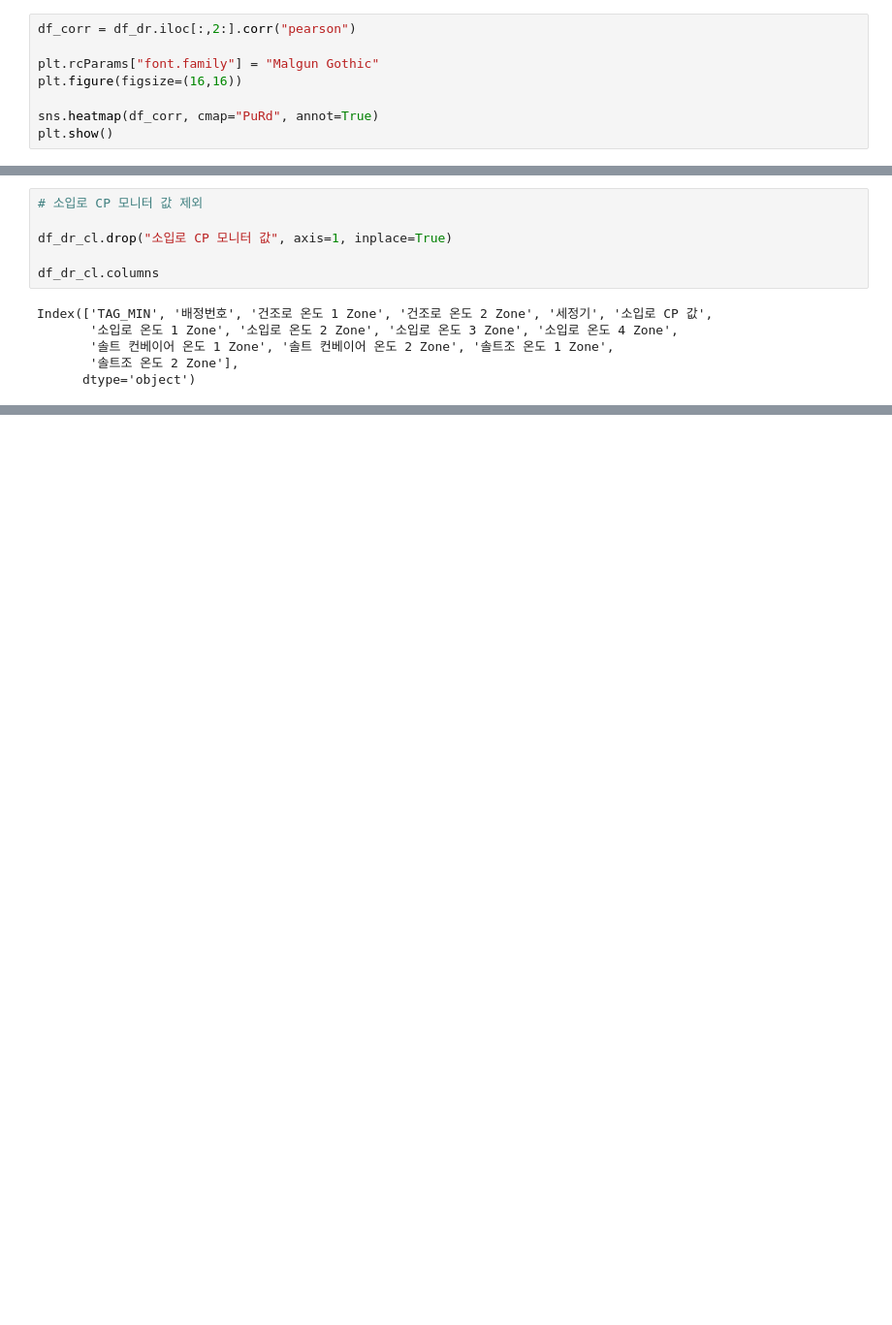
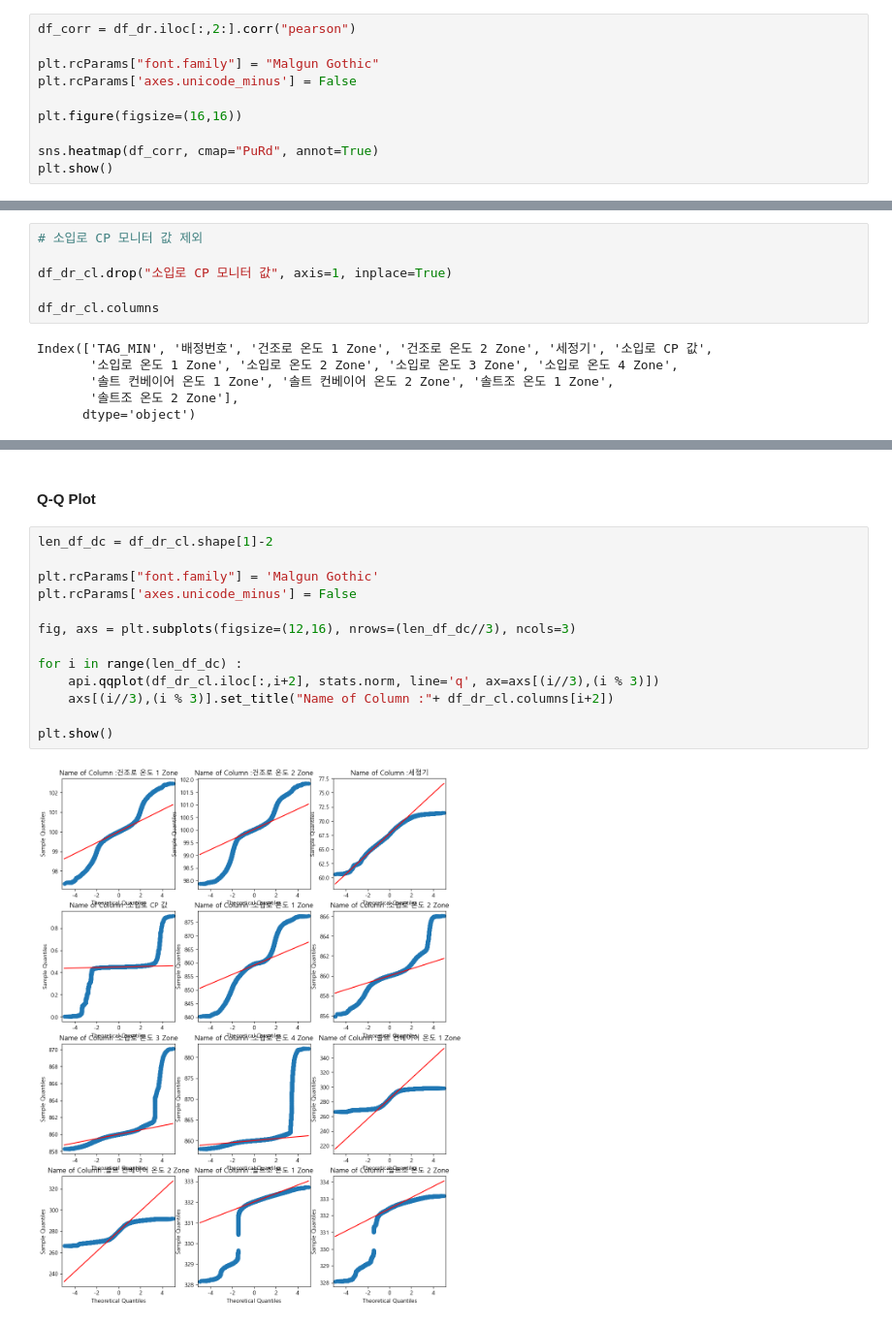
Before and after one commit to nyeokinyeoki/kamp, a Jupyter notebook: Data_analyse_heat_treatment_제조에 미련이 남아.ipynb, the cells around one changed output, grey strips where cells are left out. Shown at 97% size. Drawn from its saved outputs; the diff is of its cells as text; blank space fills up the shorter version.

```diff
--- a/Data_analyse_heat_treatment_제조에 미련이 남아.ipynb
+++ b/Data_analyse_heat_treatment_제조에 미련이 남아.ipynb
@@ -227,6 +212,8 @@ plt.show()
 df_corr = df_dr.iloc[:,2:].corr("pearson")
 
 plt.rcParams["font.family"] = "Malgun Gothic"
+plt.rcParams['axes.unicode_minus'] = False
+
 plt.figure(figsize=(16,16))
 
 sns.heatmap(df_corr, cmap="PuRd", annot=True)
@@ -333,0 +323,17 @@ plt.show()
+# %% [markdown]
+#### Q-Q Plot
+# %%
+len_df_dc = df_dr_cl.shape[1]-2
+
+plt.rcParams["font.family"] = 'Malgun Gothic'
+plt.rcParams['axes.unicode_minus'] = False
+
+fig, axs = plt.subplots(figsize=(12,16), nrows=(len_df_dc//3), ncols=3)
+
+for i in range(len_df_dc) :
+    api.qqplot(df_dr_cl.iloc[:,i+2], stats.norm, line='q', ax=axs[(i//3),(i % 3)])
+    axs[(i//3),(i % 3)].set_title("Name of Column :"+ df_dr_cl.columns[i+2])
+
+plt.show()
+# %% [output]
+[figure, added]
```
Also changed, not shown: parts of 33 cells of this notebook.
